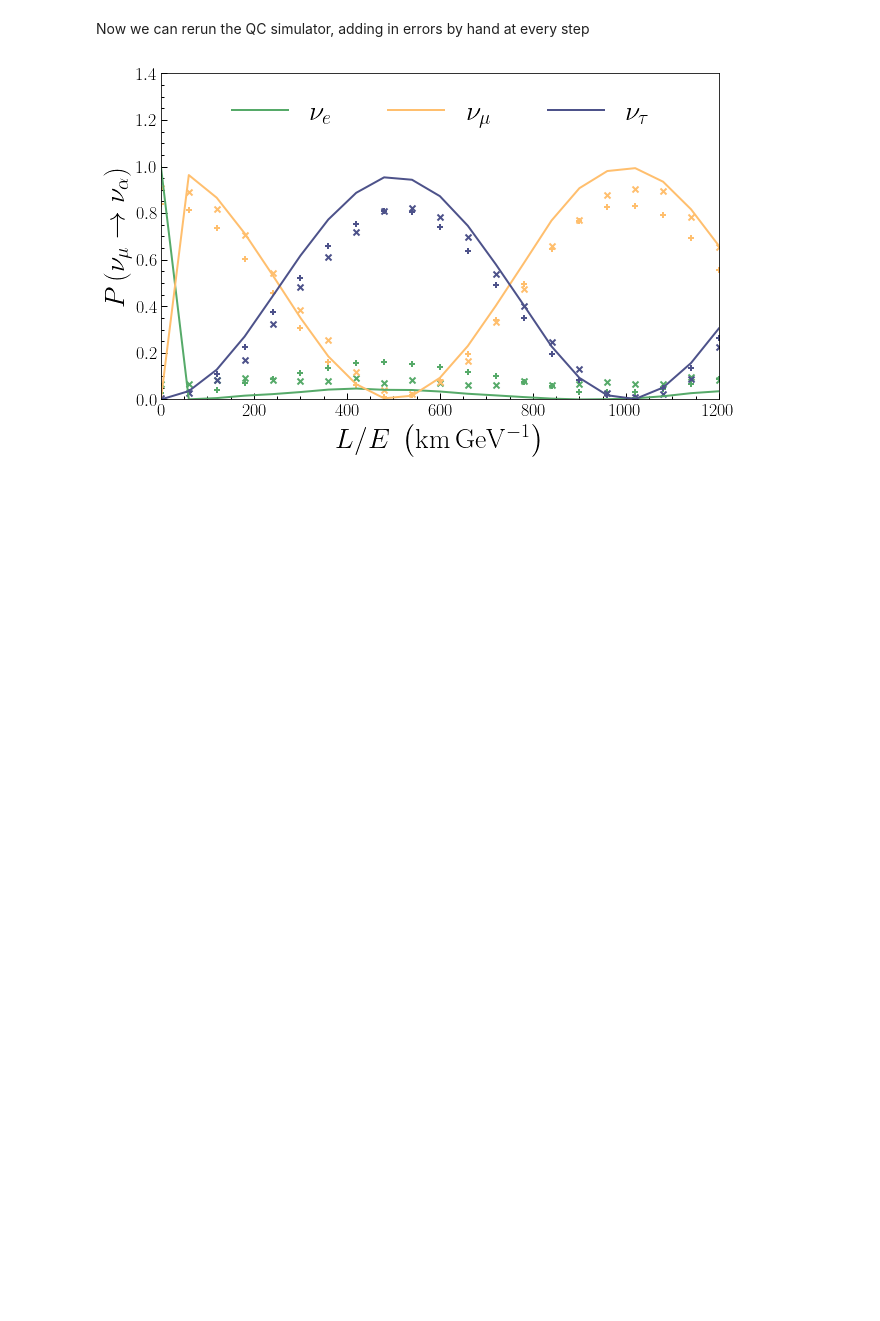
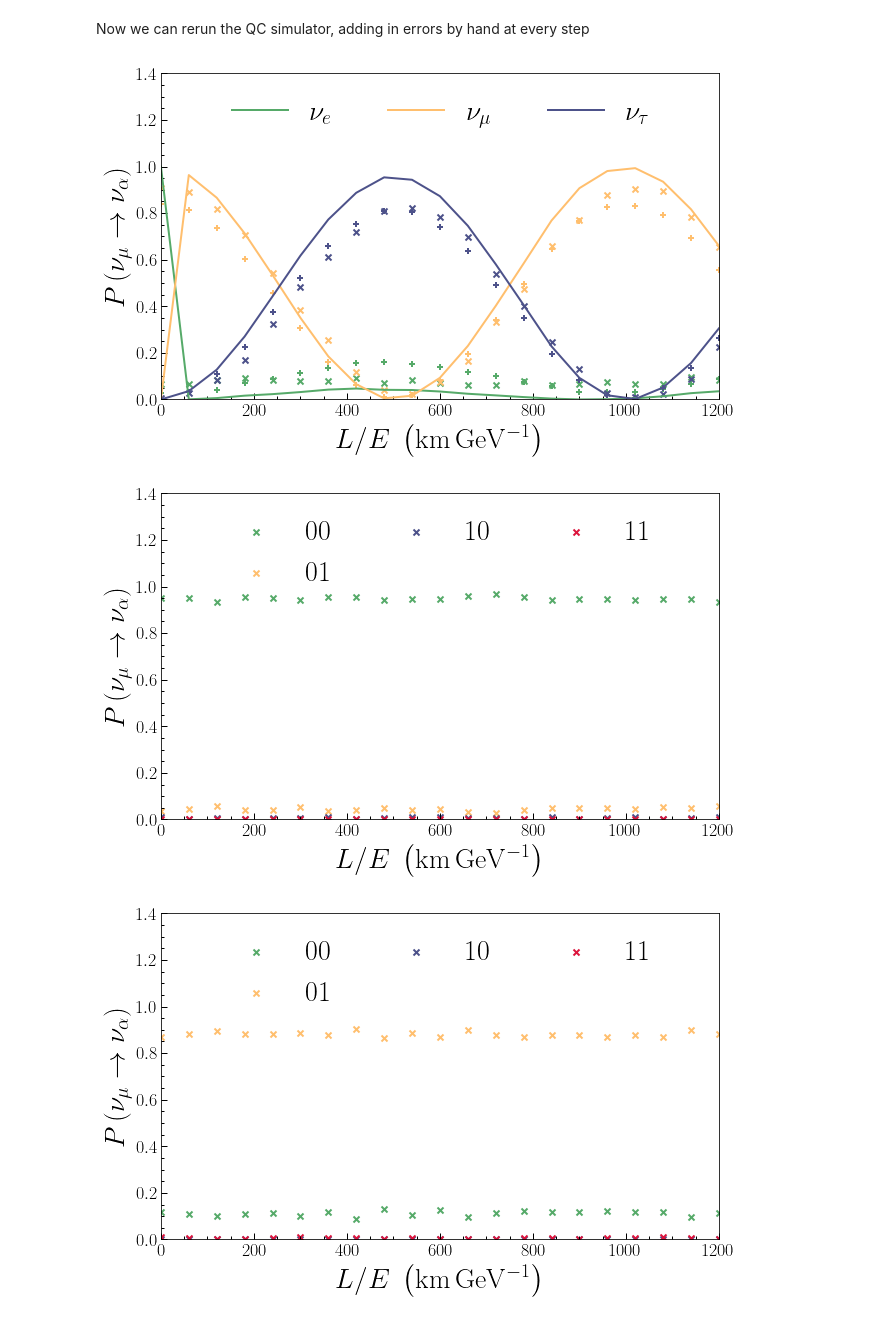
Before and after one commit to jlazar17/qc_exploration, a Jupyter notebook: Untitled5.ipynb, the cells around one changed output. Drawn from its saved outputs; the diff is of its cells as text; code cells hidden in the pictures; blank space fills up the shorter version.

Commit message:
add plots of data from real qc

```diff
--- a/Untitled5.ipynb
+++ b/Untitled5.ipynb
@@ -400,3 +400,20 @@ plt.ylabel(r'$P\left(\nu_{\mu}\rightarrow\nu_{\alpha}\right)$')
 plt.show()
 # %% [output]
 [figure]
+# %%
+labels = sorted(counts.keys())
+cs     = ['#56aa69',     '#ffbf6e',      '#4d528a', 'crimson']
+for init_state in ['nue', 'numu', 'nutau', 'nus']:
+    qc_results = np.load('error_check_%s.npy' % init_state) # Load results from actual quantum computer
+    plt.figure(figsize=[10,6])
+    for i, (c, lab) in enumerate(zip(cs, labels)):
+        plt.scatter(loee, qc_results[i], color=c, marker='x', label=lab)
+    plt.legend(fontsize=28, ncol=3,loc='upper center', frameon=False)
+    plt.xlim(0, 1200)
+    plt.ylim(0, 1.4)
+    plt.xlabel(r'$L/E~\left(\rm{km}\,\rm{GeV}^{-1}\right)$')
+    plt.ylabel(r'$P\left(\nu_{\mu}\rightarrow\nu_{\alpha}\right)$')
+    plt.show()
+# %% [output]
+[figure, added]
+[figure, added]
```
Also changed, not shown: parts of 3 cells of this notebook.
